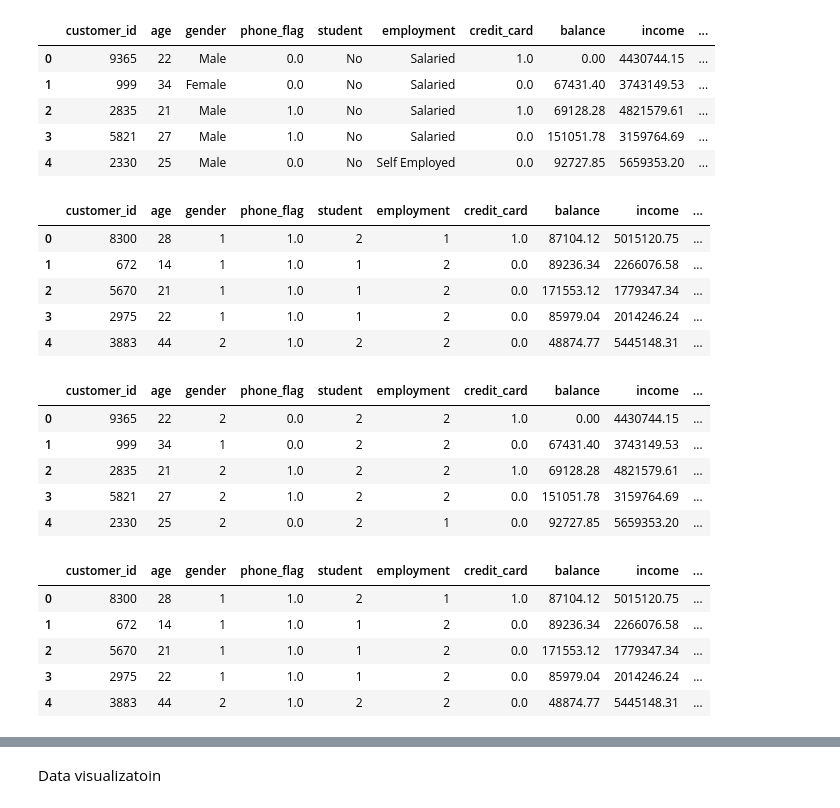
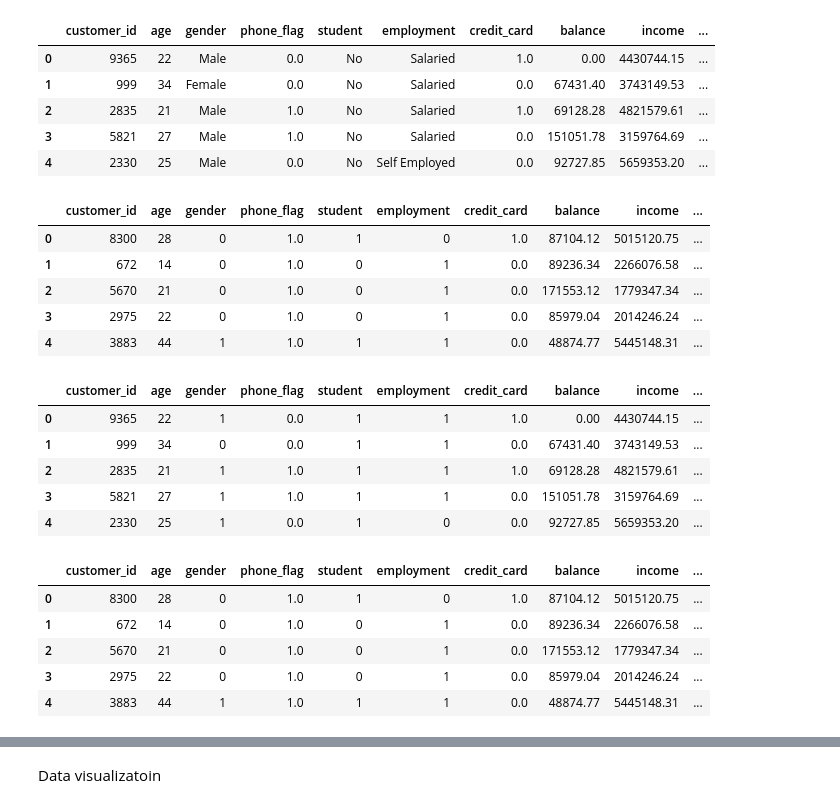
Before and after one commit to zakiyyah-ai/Risk-Credit-Analyst, a Jupyter notebook: Risk_Credit_Competition.ipynb, the cells around one changed output, grey strips where cells are left out. Saved outputs shown, nothing was run; the diff lists cells and outputs as text; code cells hidden in the pictures.

```diff
--- a/Risk_Credit_Competition.ipynb
+++ b/Risk_Credit_Competition.ipynb
@@ -147,29 +147,29 @@ df_test.head()
 | 4 | 2330 | 25 | Male | 0.0 | No | Self Employed | 0.0 | 92727.85 | 5659353.20 | ... |
 # %%
 # Create dummy variables, contain 0 or 1 as a result of one hot encoding depending on whether value is True
-df_train['gender'] = df_train['gender'].map({'Female':1, 'Male':2})
-df_train['student'] = df_train['student'].map({'Yes':1, 'No':2})
-df_train['employment'] = df_train['employment'].map({'Self Employed':1, 'Salaried':2})
+df_train['gender'] = df_train['gender'].map({'Female':0, 'Male':1})
+df_train['student'] = df_train['student'].map({'Yes':0, 'No':1})
+df_train['employment'] = df_train['employment'].map({'Self Employed':0, 'Salaried':1})
 df_train.head()
 # %% [output]
 |  | customer_id | age | gender | phone_flag | student | employment | credit_card | balance | income | ... |
-| 0 | 8300 | 28 | 1 | 1.0 | 2 | 1 | 1.0 | 87104.12 | 5015120.75 | ... |
-| 1 | 672 | 14 | 1 | 1.0 | 1 | 2 | 0.0 | 89236.34 | 2266076.58 | ... |
-| 2 | 5670 | 21 | 1 | 1.0 | 1 | 2 | 0.0 | 171553.12 | 1779347.34 | ... |
-| 3 | 2975 | 22 | 1 | 1.0 | 1 | 2 | 0.0 | 85979.04 | 2014246.24 | ... |
-| 4 | 3883 | 44 | 2 | 1.0 | 2 | 2 | 0.0 | 48874.77 | 5445148.31 | ... |
+| 0 | 8300 | 28 | 0 | 1.0 | 1 | 0 | 1.0 | 87104.12 | 5015120.75 | ... |
+| 1 | 672 | 14 | 0 | 1.0 | 0 | 1 | 0.0 | 89236.34 | 2266076.58 | ... |
+| 2 | 5670 | 21 | 0 | 1.0 | 0 | 1 | 0.0 | 171553.12 | 1779347.34 | ... |
+| 3 | 2975 | 22 | 0 | 1.0 | 0 | 1 | 0.0 | 85979.04 | 2014246.24 | ... |
+| 4 | 3883 | 44 | 1 | 1.0 | 1 | 1 | 0.0 | 48874.77 | 5445148.31 | ... |
 # %%
-df_test['gender'] = df_test['gender'].map({'Female':1, 'Male':2})
-df_test['student'] = df_test['student'].map({'Yes':1, 'No':2})
-df_test['employment'] = df_test['employment'].map({'Self Employed':1, 'Salaried':2})
+df_test['gender'] = df_test['gender'].map({'Female':0, 'Male':1})
+df_test['student'] = df_test['student'].map({'Yes':0, 'No':1})
+df_test['employment'] = df_test['employment'].map({'Self Employed':0, 'Salaried':1})
 df_test.head()
 # %% [output]
 |  | customer_id | age | gender | phone_flag | student | employment | credit_card | balance | income | ... |
-| 0 | 9365 | 22 | 2 | 0.0 | 2 | 2 | 1.0 | 0.00 | 4430744.15 | ... |
-| 1 | 999 | 34 | 1 | 0.0 | 2 | 2 | 0.0 | 67431.40 | 3743149.53 | ... |
-| 2 | 2835 | 21 | 2 | 1.0 | 2 | 2 | 1.0 | 69128.28 | 4821579.61 | ... |
-| 3 | 5821 | 27 | 2 | 1.0 | 2 | 2 | 0.0 | 151051.78 | 3159764.69 | ... |
-| 4 | 2330 | 25 | 2 | 0.0 | 2 | 1 | 0.0 | 92727.85 | 5659353.20 | ... |
+| 0 | 9365 | 22 | 1 | 0.0 | 1 | 1 | 1.0 | 0.00 | 4430744.15 | ... |
+| 1 | 999 | 34 | 0 | 0.0 | 1 | 1 | 0.0 | 67431.40 | 3743149.53 | ... |
+| 2 | 2835 | 21 | 1 | 1.0 | 1 | 1 | 1.0 | 69128.28 | 4821579.61 | ... |
+| 3 | 5821 | 27 | 1 | 1.0 | 1 | 1 | 0.0 | 151051.78 | 3159764.69 | ... |
+| 4 | 2330 | 25 | 1 | 0.0 | 1 | 0 | 0.0 | 92727.85 | 5659353.20 | ... |
 # %%
 #calculate tenure in months
 df_train_= df_train.tenure.str.extractall('(\d+)').unstack()
@@ -178,11 +178,11 @@ df_train['tenure'] = df_train_.iloc[:,0].astype(int).mul(12) + df_train_.iloc[:,
 df_train.head()
 # %% [output]
 |  | customer_id | age | gender | phone_flag | student | employment | credit_card | balance | income | ... |
-| 0 | 8300 | 28 | 1 | 1.0 | 2 | 1 | 1.0 | 87104.12 | 5015120.75 | ... |
-| 1 | 672 | 14 | 1 | 1.0 | 1 | 2 | 0.0 | 89236.34 | 2266076.58 | ... |
-| 2 | 5670 | 21 | 1 | 1.0 | 1 | 2 | 0.0 | 171553.12 | 1779347.34 | ... |
-| 3 | 2975 | 22 | 1 | 1.0 | 1 | 2 | 0.0 | 85979.04 | 2014246.24 | ... |
-| 4 | 3883 | 44 | 2 | 1.0 | 2 | 2 | 0.0 | 48874.77 | 5445148.31 | ... |
+| 0 | 8300 | 28 | 0 | 1.0 | 1 | 0 | 1.0 | 87104.12 | 5015120.75 | ... |
+| 1 | 672 | 14 | 0 | 1.0 | 0 | 1 | 0.0 | 89236.34 | 2266076.58 | ... |
+| 2 | 5670 | 21 | 0 | 1.0 | 0 | 1 | 0.0 | 171553.12 | 1779347.34 | ... |
+| 3 | 2975 | 22 | 0 | 1.0 | 0 | 1 | 0.0 | 85979.04 | 2014246.24 | ... |
+| 4 | 3883 | 44 | 1 | 1.0 | 1 | 1 | 0.0 | 48874.77 | 5445148.31 | ... |
 # %%
 df_test_= df_test.tenure.str.extractall('(\d+)').unstack()
 df_test_.columns = df_test_.columns.droplevel(0)
```
Also changed, not shown: parts of 22 cells of this notebook.
